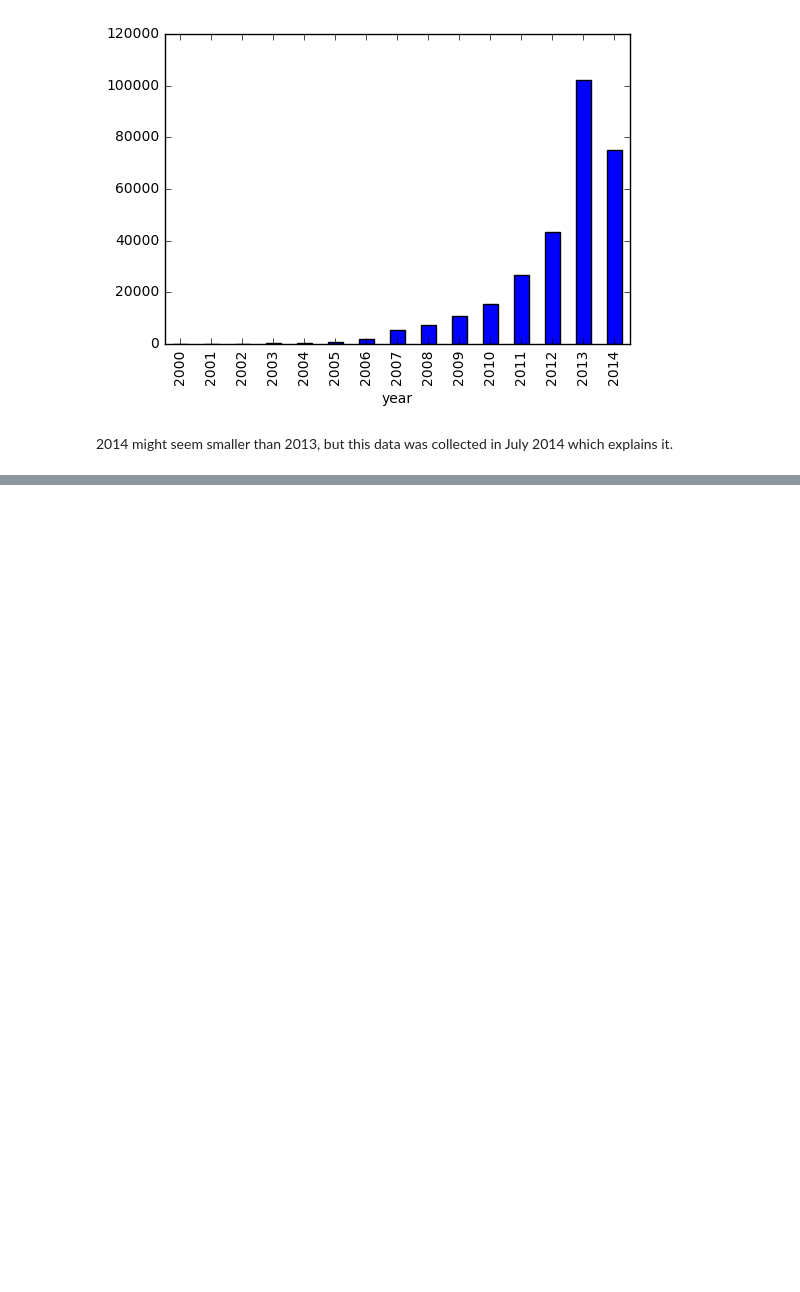
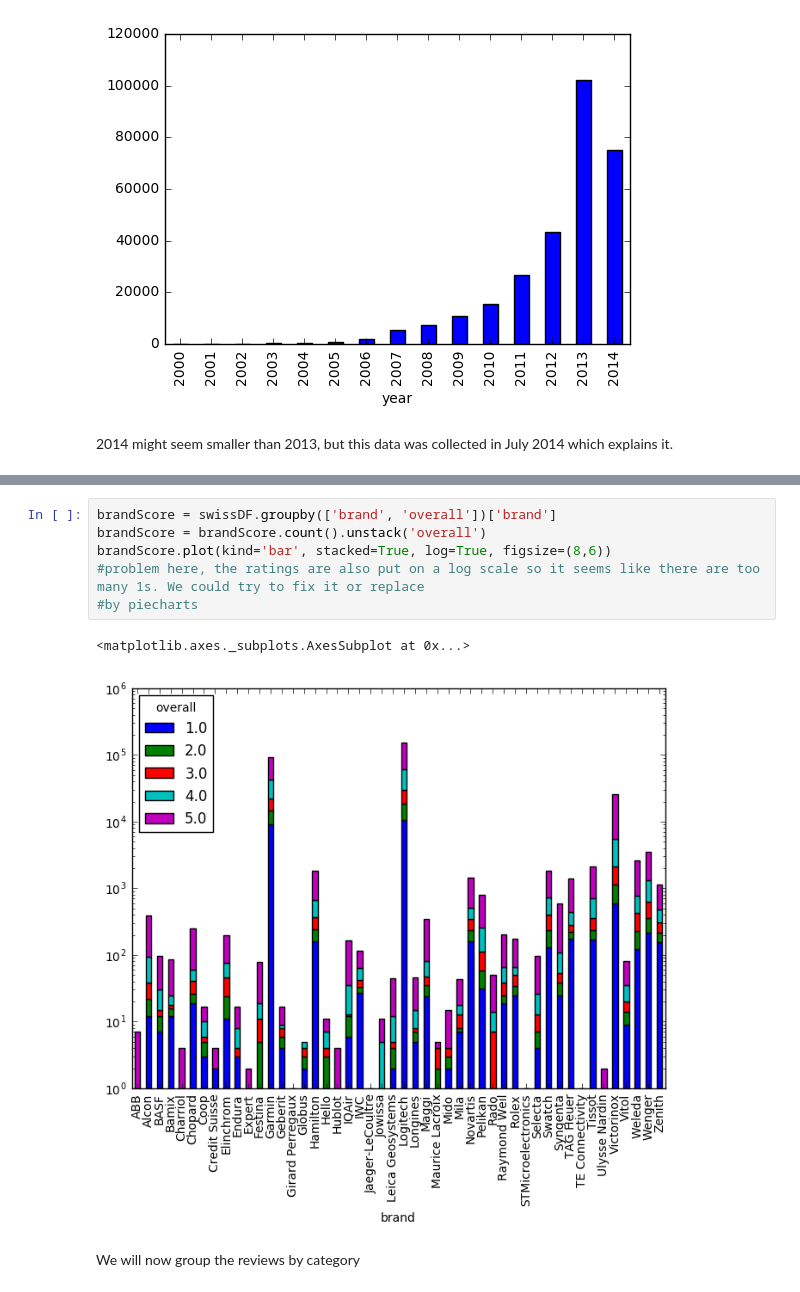
Before and after one commit to bojanp94/ADAProject, a Jupyter notebook: swiss products.ipynb, the cells around one changed output, grey strips where cells are left out. Saved outputs shown, nothing was run; the diff lists cells and outputs as text; blank space fills up the shorter version.

```diff
--- a/swiss products.ipynb
+++ b/swiss products.ipynb
@@ -60,0 +82,11 @@ yearGroup['overall'].count().plot.bar()
+# %%
+brandScore = swissDF.groupby(['brand', 'overall'])['brand']
+brandScore = brandScore.count().unstack('overall')
+brandScore.plot(kind='bar', stacked=True, log=True, figsize=(8,6))
+#problem here, the ratings are also put on a log scale so it seems like there are too many 1s. We could try to fix it or replace
+#by piecharts
+# %% [output]
+<matplotlib.axes._subplots.AxesSubplot at 0x...>
+[figure, added]
+# %% [markdown]
+We will now group the reviews by category
```
Also changed, not shown: parts of 12 cells of this notebook.
